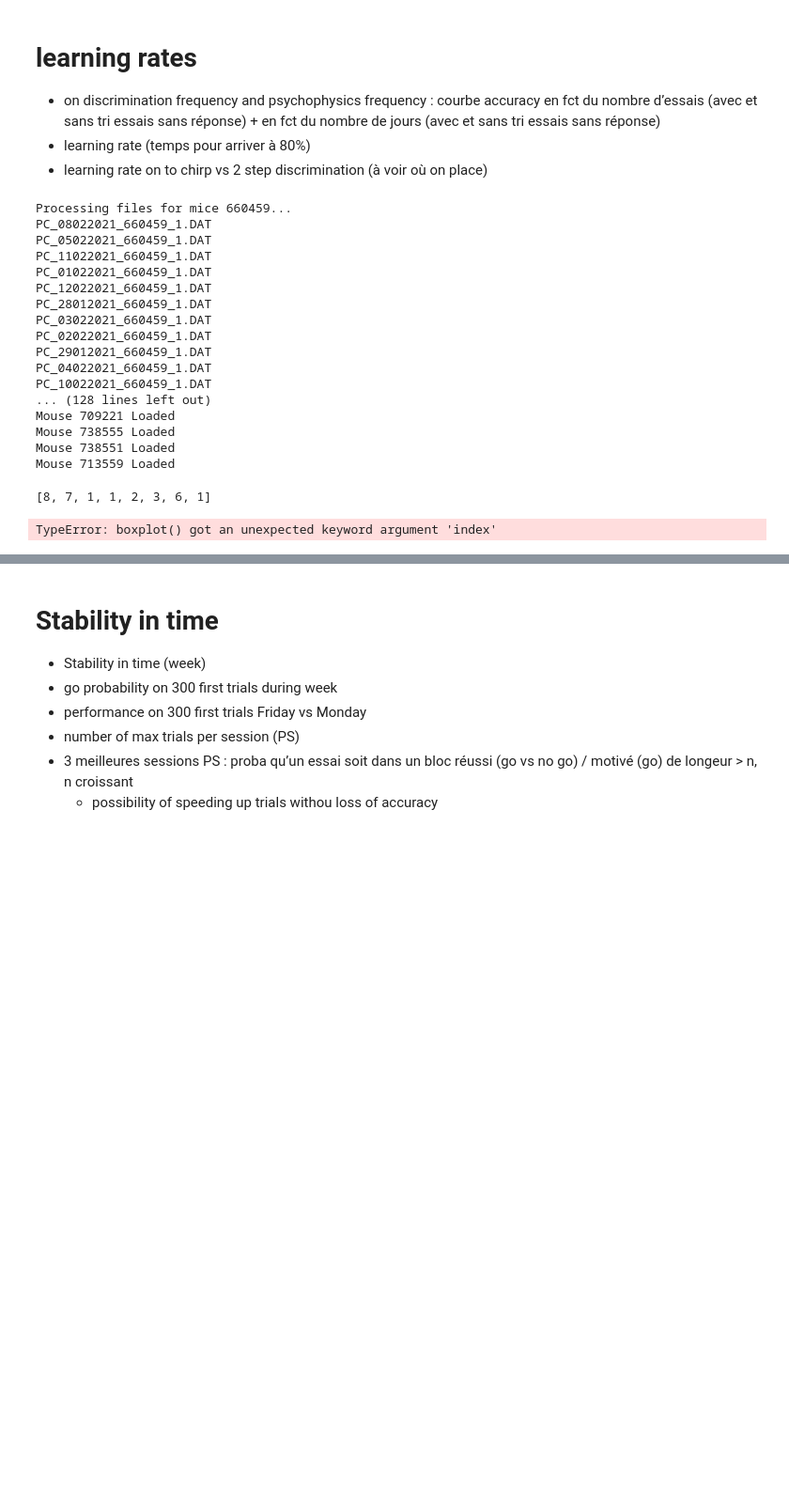
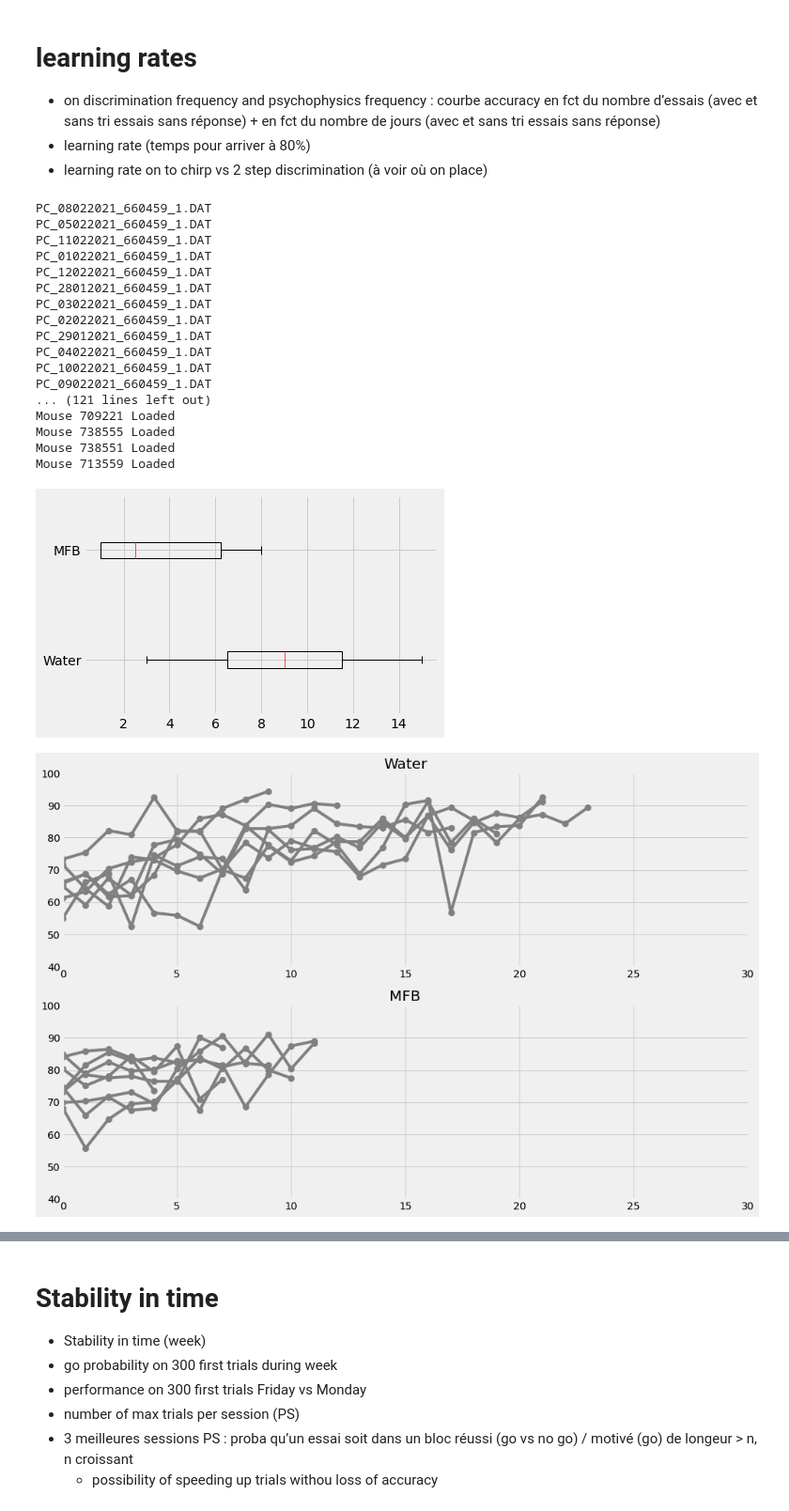
Before and after one commit to AntoninVerdier/Utilities, a Jupyter notebook: Elphy_Analysis/MFB_Figures.ipynb, the cells around one changed output, grey strips where cells are left out. Shown at 94% size. Cells and saved outputs as stored; diff of their text form; code cells hidden in the pictures; blank space fills up the shorter version.

Commit message:
verbose and max trials

```diff
--- a/Elphy_Analysis/MFB_Figures.ipynb
+++ b/Elphy_Analysis/MFB_Figures.ipynb
@@ -20,7 +21,8 @@ mfb_path = '/home/pouple/PhD/Code/MFB_Paper/MFB'
 plt.style.use('fivethirtyeight')
 # %%
 class MouseMFB(object):
-    def __init__(self, path):
+    def __init__(self, path, verbose=True):
+        self.verbose = verbose
         self.path = path
         data = self.__load_data(self.path)
         self.day = data['Day']
@@ -31,7 +33,7 @@ class MouseMFB(object):
 
         self.split_in_sessions()
 
-        print('Mouse', os.path.basename(self.path)[1:-4], 'Loaded')
+        if self.verbose: print('Mouse', os.path.basename(self.path)[1:-4], 'Loaded')
 
     def __load_data(self, path):
         return sio.loadmat(path)
@@ -63,7 +65,7 @@ class MouseMFB(object):
 # Paths for Water Data
 def load_water():
     mice_id = batch.id_first_batch
-    mice_water = [Mouse(path=os.path.join(water_path, f), tag=['PC'], collab=False, rmgaps=False) for f in mice_id]
+    mice_water = [Mouse(path=os.path.join(water_path, f), tag=['PC'], collab=False, rmgaps=False, verbose=False) for f in mice_id]
 
     return mice_water
 
@@ -198,7 +200,6 @@ plt.show()
 mice_water = load_water()
 mice_mfb = load_MFB()
 # %% [output]
-Processing files for mice 660459...
 PC_08022021_660459_1.DAT
 PC_05022021_660459_1.DAT
 PC_11022021_660459_1.DAT
@@ -210,7 +211,8 @@ PC_02022021_660459_1.DAT
 PC_29012021_660459_1.DAT
 PC_04022021_660459_1.DAT
 PC_10022021_660459_1.DAT
-... (128 lines left out)
+PC_09022021_660459_1.DAT
+... (121 lines left out)
 Mouse 709221 Loaded
 Mouse 738555 Loaded
 Mouse 738551 Loaded
@@ -220,8 +222,8 @@ from datetime import date
 
 scores_water = [mouse.perf() for mouse in mice_water]
 scores_mfb = [[np.sum(c)*100/len(c) for c in mouse.corrs] for mouse in mice_mfb]
+first_day_over80_mfb = [np.where(np.array(s) >= 80)[0][0] + 1 for s in scores_mfb]
 
-print(first_day_over80_mfb)
 
 dates = []
 for i, m in enumerate(scores_water):
@@ -230,9 +232,10 @@ scores_water = [np.array(s[0]) for s in scores_water]
 
 
 # First days at 80
-first_day_over80_mfb = [np.where(np.array(s) >= 80)[0][0] + 1 for s in scores_mfb]
 first_day_over80_water = [np.where(s >= 80)[0][0] + 1 for s in scores_water]
-plt.boxplot([first_day_over80_water, first_day_over80_mfb], index=['Water', 'MFB'], vert=False)
+
+plt.boxplot([first_day_over80_water, first_day_over80_mfb], vert=False)
+plt.yticks([1, 2], labels=['Water', 'MFB'])
 plt.show()
 
 
@@ -244,32 +247,32 @@ for i, s in enumerate(scores_water):
     #axs[0].plot(dates[i][0], s, color='grey', marker='o', markersize=8)
     axs[0].plot(s, color='grey', marker='o', markersize=8)
 axs[0].set_title('Water')
 axs[0].set_ylim((40, 100))
 axs[0].set_xlim((0, 30))
 
 
 for i, s in enumerate(scores_mfb):
     axs[1].plot(s, color='grey', marker='o', markersize=8)
 axs[1].set_title('MFB')
 axs[1].set_ylim((40, 100))
 axs[1].set_xlim((0, 30))
 
 plt.show()
 
 # Learning curves depending on trials
 fig, axs = plt.subplots(2, figsize=(12, 8))
 smoothness = 200
 for mouse in mice_water:
     files = mouse.elphy
     tasks = np.concatenate([f.tr_corr for f in files])
     convo = np.convolve(tasks, np.ones(smoothness)/smoothness, mode='valid')
     axs[0].plot(convo, color='grey', linewidth=1)
 
 for mouse in mice_mfb:
     all_corrs = np.concatenate(mouse.corrs)
     convo = np.convolve(all_corrs, np.ones(smoothness)/smoothness, mode='valid')
     axs[1].plot(convo, color='grey', linewidth=1)
 plt.show()
 # %% [output]
-[8, 7, 1, 1, 2, 3, 6, 1]
-TypeError: boxplot() got an unexpected keyword argument 'index'
+[figure, added]
+[figure, added]
```
Also changed, not shown: parts of 4 cells of this notebook, 1 other file.
